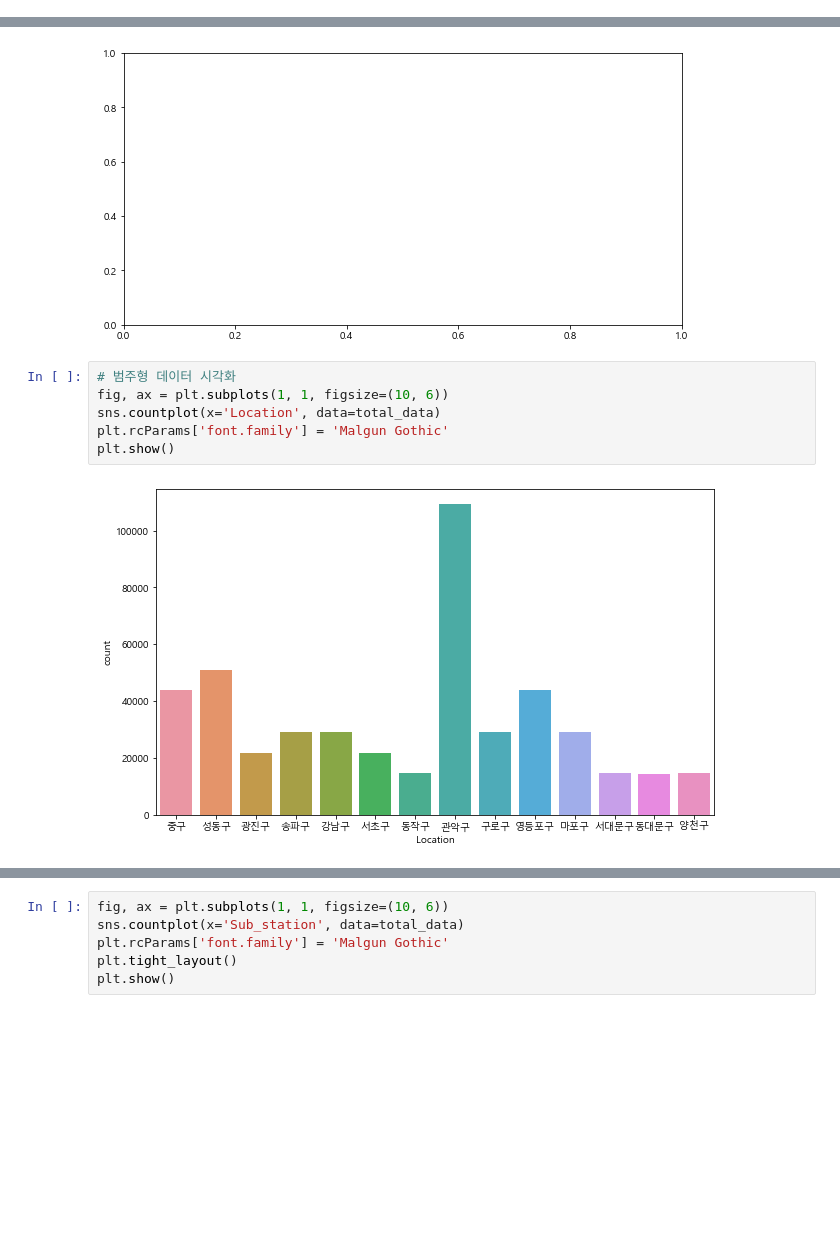
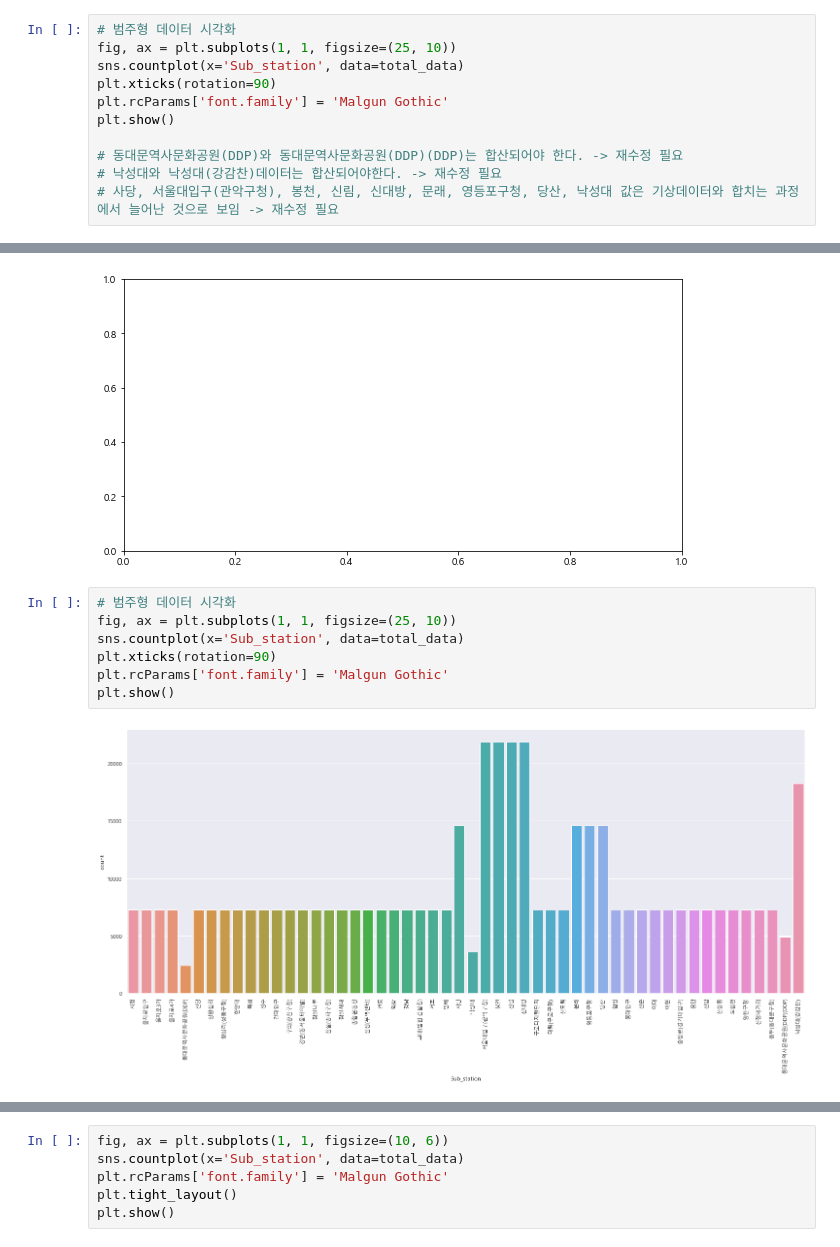
Before and after one commit to HyeongSeok-Park/Academy_Second_Project, a Jupyter notebook: 데이터 전처리 및 시각화.ipynb, the cells around one changed output, grey strips where cells are left out. Drawn from its saved outputs; the diff is of its cells as text; blank space fills up the shorter version.

```diff
--- a/데이터 전처리 및 시각화.ipynb
+++ b/데이터 전처리 및 시각화.ipynb
@@ -711,0 +752,11 @@ Name: Date, Length: 7300, dtype: int64
+# %%
+# 범주형 데이터 시각화
+fig, ax = plt.subplots(1, 1, figsize=(25, 10))
+sns.countplot(x='Sub_station', data=total_data)
+plt.xticks(rotation=90)
+plt.rcParams['font.family'] = 'Malgun Gothic'
+plt.show()
+
+# 동대문역사문화공원(DDP)와 동대문역사문화공원(DDP)(DDP)는 합산되어야 한다. -> 재수정 필요
+# 낙성대와 낙성대(강감찬)데이터는 합산되어야한다. -> 재수정 필요
+# 사당, 서울대입구(관악구청), 봉천, 신림, 신대방, 문래, 영등포구청, 당산, 낙성대 값은 기상데이터와 합치는 과정에서 늘어난 것으로 보임 -> 재수정 필요
@@ -758,9 +811,10 @@ AttributeError: 'AxesSubplot' object has no attribute 'lineplot'
 [figure]
 # %%
 # 범주형 데이터 시각화
-fig, ax = plt.subplots(1, 1, figsize=(10, 6))
-sns.countplot(x='Location', data=total_data)
+fig, ax = plt.subplots(1, 1, figsize=(25, 10))
+sns.countplot(x='Sub_station', data=total_data)
+plt.xticks(rotation=90)
 plt.rcParams['font.family'] = 'Malgun Gothic'
 plt.show()
 # %% [output]
-[figure, old version]
+[figure, new version]
```
Also changed, not shown: parts of 7 cells of this notebook.
